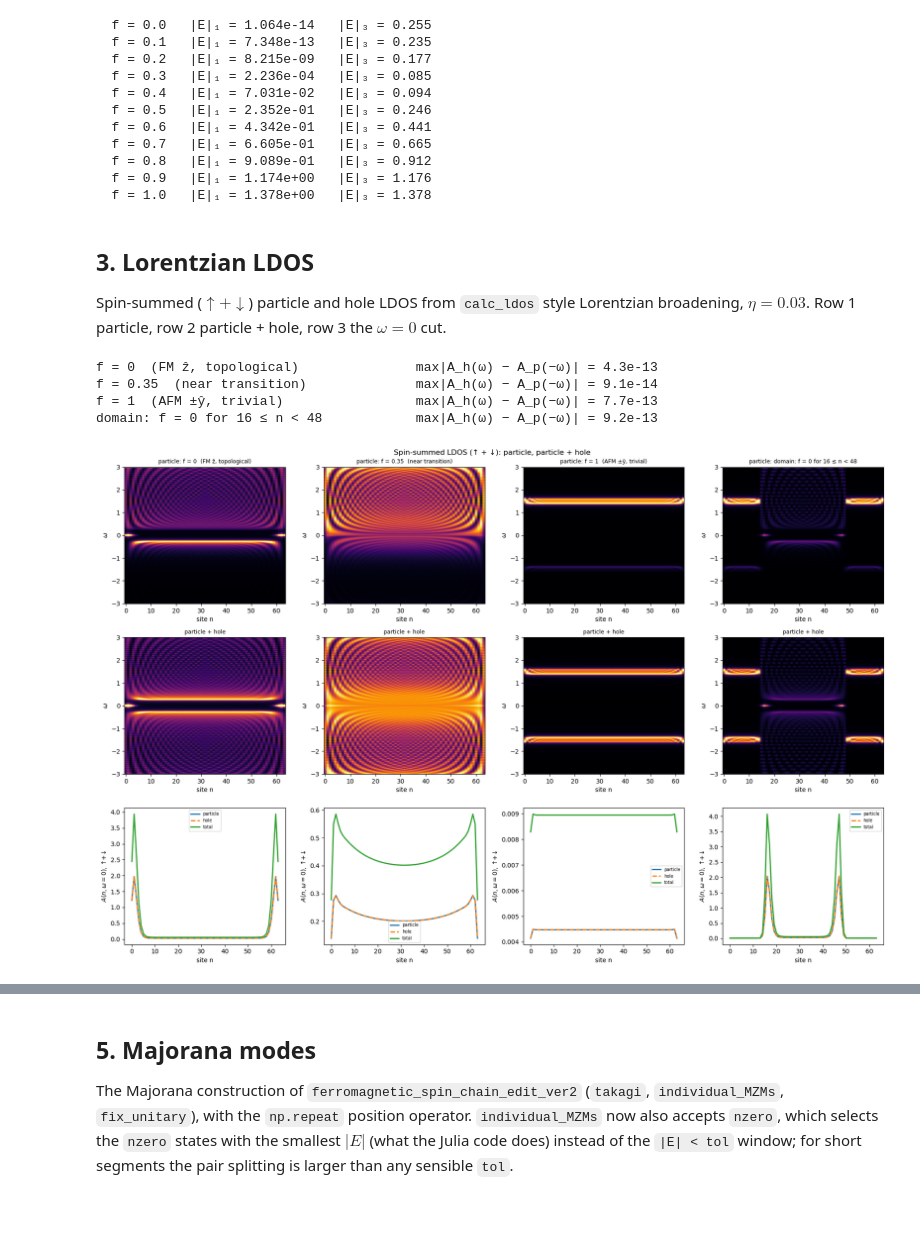
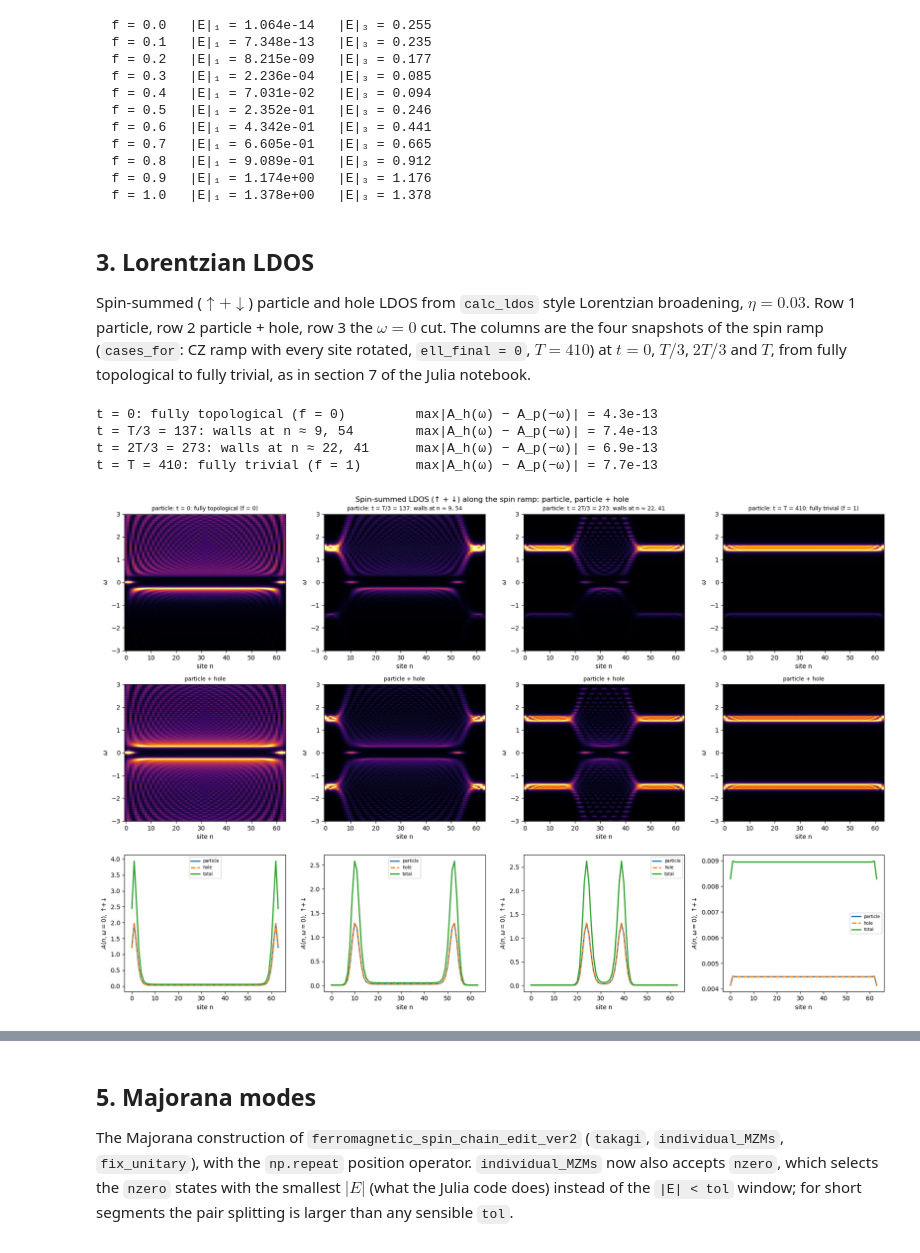
Before and after one commit to alasko5/MSH_Tensor_Network_Methods, a Jupyter notebook: ferromagnetic_spin_chain_msh_compare.ipynb, the cells around one changed output, grey strips where cells are left out. Saved outputs shown, nothing was run; the diff lists cells and outputs as text; code cells hidden in the pictures; blank space fills up the shorter version.

```diff
--- a/ferromagnetic_spin_chain_msh_compare.ipynb
+++ b/ferromagnetic_spin_chain_msh_compare.ipynb
@@ -159,12 +159,33 @@ def lorentz_ldos(en, w, omega, eta):
     kernel = (eta / np.pi) / ((omega[:, None] - en[None, :])**2 + eta**2)
     return kernel @ w.T
 
-# four spin alignments of the Julia notebook (sections 3, 7, 8c)
-def cases_for(N):
-    return [("f = 0  (FM ẑ, topological)",             lambda n: 0.0),
-            ("f = 0.35  (near transition)",             lambda n: 0.35),
-            ("f = 1  (AFM ±ŷ, trivial)",                lambda n: 1.0),
-            (f"domain: f = 0 for {N//4} ≤ n < {3*N//4}", lambda n: 0.0 if N//4 <= n < 3*N//4 else 1.0)]
+# two-sided CZ spin ramp (Julia `SpinRamp` / `f_nt`), used for the LDOS snapshots and the section 7 time evolution
+def ramp_f(time, N, ell_final=4, rot_T=100.0, step_T=0.1, t0=0.0):
+    """Rotation fraction f_n(t) of the two-sided CZ ramp, as a function of n."""
+    n_rot = (N - ell_final) // 2
+    def f(n):
+        k = min(n, N - 1 - n)
+        return 0.0 if k >= n_rot else float(smoothstep((time - t0) / rot_T - step_T * k))
+    return f
+
+def ramp_duration(N, ell_final=4, rot_T=100.0, step_T=0.1, t0=0.0):
+    return (((N - ell_final) // 2 - 1) * step_T + 1) * rot_T
+
+def ramp_wall(time, N, ell_final=4, rot_T=100.0, step_T=0.1, t0=0.0):
+    """Left wall center (Julia `wall_L`): the site whose rotation is halfway."""
+    return np.clip(((time - t0) / rot_T - 0.5) / step_T, -0.5, (N - ell_final) // 2 - 0.5)
+
+# LDOS snapshots of the spin ramp (Julia `ldos_snapshots`, sections 7 and 8a): every site rotates (ell_final = 0),
+# so the chain goes from fully topological (t = 0, f = 0) to fully trivial (t = T, f = 1)
+def cases_for(N, ell_final=0):
+    T = ramp_duration(N, ell_final)
+    def walls(t):
+        w = ramp_wall(t, N, ell_final)
+        return f"walls at n ≈ {w:.0f}, {N - 1 - w:.0f}"
+    return [("t = 0: fully topological (f = 0)",                ramp_f(0.0, N, ell_final)),
+            (f"t = T/3 = {round(T/3)}: " + walls(T / 3),         ramp_f(T / 3, N, ell_final)),
+            (f"t = 2T/3 = {round(2*T/3)}: " + walls(2 * T / 3),  ramp_f(2 * T / 3, N, ell_final)),
+            (f"t = T = {round(T)}: fully trivial (f = 1)",       ramp_f(T, N, ell_final))]
 
 results = {}   # everything that is saved to msh_compare_python.npz
 # %% [markdown]
@@ -176,7 +197,7 @@ spectrum and the spin-summed particle and hole LDOS site by site (both are basis
 L = 6; N = 2**L
 omega = np.linspace(-3, 3, 601)
 print(f"L={L} (N={N}), μ = −7 fixed")
-for name, f in cases_for(N)[:1] + cases_for(N)[2:]:
+for name, f in cases_for(N):
     H = msh_ham(N, f)
     en, wf = np.linalg.eigh(H)
     E_r, U_r = np.linalg.eigh(reference_julia(N, f, **params))
@@ -219,40 +241,42 @@ results["sweep_E13"] = np.array(E13)
 ## 3. Lorentzian LDOS
 
 Spin-summed ($\uparrow + \downarrow$) particle and hole LDOS from `calc_ldos` style Lorentzian broadening, $\eta = 0.03$.
-Row 1 particle, row 2 particle + hole, row 3 the $\omega = 0$ cut.
+Row 1 particle, row 2 particle + hole, row 3 the $\omega = 0$ cut. The columns are the four snapshots of the spin ramp
+(`cases_for`: CZ ramp with every site rotated, `ell_final = 0`, $T = 410$) at $t = 0$, $T/3$, $2T/3$ and $T$, from fully topological to fully trivial,
+as in section 7 of the Julia notebook.
 # %%
 L = 6; N = 2**L
 omega = np.linspace(-3, 3, 601)
 eta = 0.03
 i0 = np.argmin(np.abs(omega))
 cmax = lambda A: np.sort(A.ravel())[int(np.ceil(0.995*A.size)) - 1]   # colour scale: 99.5th percentile
 
 fig, ax = plt.subplots(3, 4, figsize=(18, 12))
 results["ldos_omega"] = omega
 for j, (name, f) in enumerate(cases_for(N)):
     en, wf = np.linalg.eigh(msh_ham(N, f))
     p, h = particle_hole_weights(wf)
     Ap, Ah = lorentz_ldos(en, p, omega, eta), lorentz_ldos(en, h, omega, eta)
     At = Ap + Ah
     results[f"ldos_p_{j}"], results[f"ldos_h_{j}"] = Ap, Ah
     print(f"{name:<40s} max|A_h(ω) − A_p(−ω)| = {np.max(np.abs(Ah - Ap[::-1])):.1e}")
     lrbt = [-0.5, N-0.5, omega[0], omega[-1]]
     for r, (A, ttl) in enumerate(((Ap, "particle: " + name), (At, "particle + hole"))):
         ax[r, j].imshow(A, extent=lrbt, aspect="auto", origin="lower", cmap="inferno", clim=(0, cmax(A)))
         ax[r, j].set_title(ttl, fontsize=9); ax[r, j].set_xlabel("site n"); ax[r, j].set_ylabel(r"$\omega$")
     ax[2, j].plot(np.arange(N), Ap[i0], lw=2, label="particle")
     ax[2, j].plot(np.arange(N), Ah[i0], "--", lw=2, label="hole")
     ax[2, j].plot(np.arange(N), At[i0], lw=2, label="total")
     ax[2, j].set_xlabel("site n"); ax[2, j].set_ylabel(r"$A(n, \omega=0)$, ↑+↓"); ax[2, j].legend(fontsize=7)
-fig.suptitle("Spin-summed LDOS (↑ + ↓): particle, particle + hole")
+fig.suptitle("Spin-summed LDOS (↑ + ↓) along the spin ramp: particle, particle + hole")
 fig.tight_layout()
 plt.show()
 # %% [output]
-f = 0  (FM ẑ, topological)               max|A_h(ω) − A_p(−ω)| = 4.3e-13
-f = 0.35  (near transition)              max|A_h(ω) − A_p(−ω)| = 9.1e-14
-f = 1  (AFM ±ŷ, trivial)                 max|A_h(ω) − A_p(−ω)| = 7.7e-13
-domain: f = 0 for 16 ≤ n < 48            max|A_h(ω) − A_p(−ω)| = 9.2e-13
+t = 0: fully topological (f = 0)         max|A_h(ω) − A_p(−ω)| = 4.3e-13
+t = T/3 = 137: walls at n ≈ 9, 54        max|A_h(ω) − A_p(−ω)| = 7.4e-13
+t = 2T/3 = 273: walls at n ≈ 22, 41      max|A_h(ω) − A_p(−ω)| = 6.9e-13
+t = T = 410: fully trivial (f = 1)       max|A_h(ω) − A_p(−ω)| = 7.7e-13
-[figure, old version]
+[figure, new version]
 # %% [markdown]
 ## 4. Jackson-KPM LDOS
 
```
Also changed, not shown: parts of 6 cells of this notebook, 2 other files.
